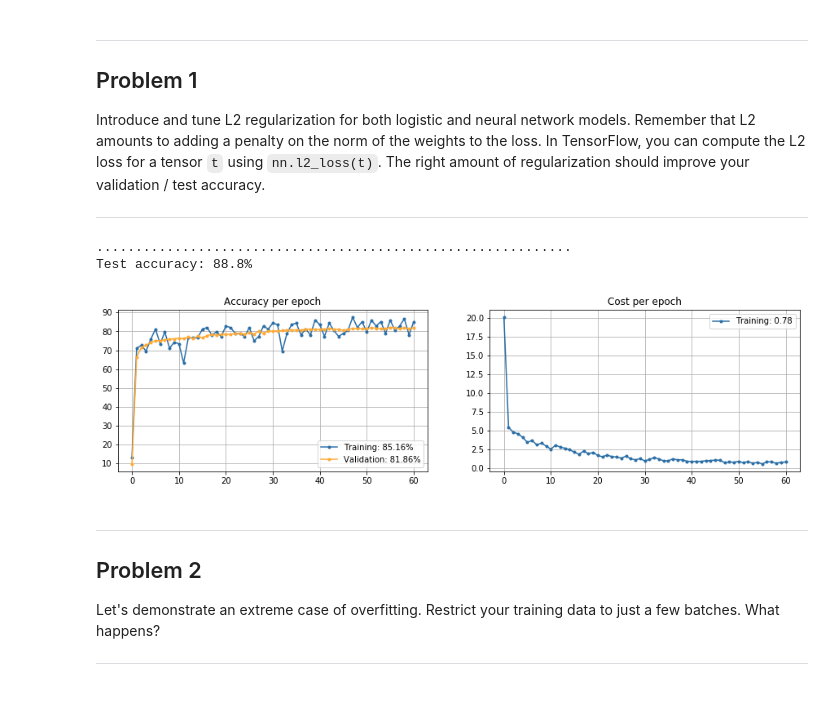
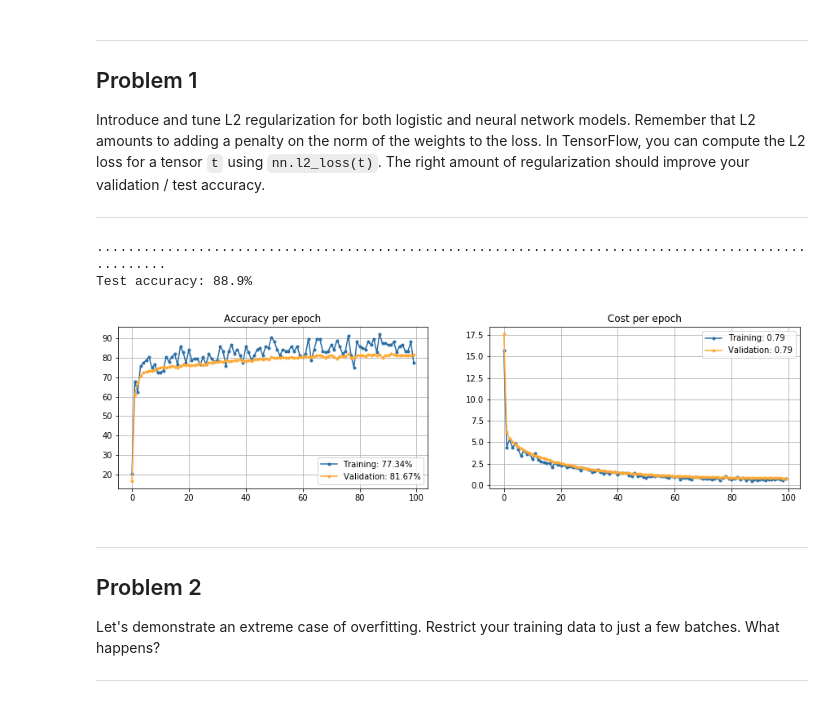
Before and after one commit to dezwier/notebooks, a Jupyter notebook: Tensorflow/3_regularization.ipynb, the cells around one changed output. Cells and saved outputs as stored; diff of their text form; code cells hidden in the pictures.

```diff
--- a/Tensorflow/3_regularization.ipynb
+++ b/Tensorflow/3_regularization.ipynb
@@ -93,50 +95,56 @@ with graph.as_default():
     tf_train_dataset = tf.placeholder(tf.float32, shape=(batch_size, image_size * image_size))
     tf_train_labels = tf.placeholder(tf.float32, shape=(batch_size, num_labels))
     tf_valid_dataset = tf.constant(valid_dataset)
+    tf_valid_labels = tf.constant(valid_labels)
     tf_test_dataset = tf.constant(test_dataset)
     beta_regul = tf.placeholder(tf.float32)
 
     # Variables.
-    weights = tf.Variable(tf.truncated_normal([image_size * image_size, num_labels]))
-    biases = tf.Variable(tf.zeros([num_labels]))
+    w1 = tf.Variable(tf.truncated_normal([image_size * image_size, num_labels]))
+    b1 = tf.Variable(tf.zeros([num_labels]))
 
     # Training computation.
-    logits = tf.matmul(tf_train_dataset, weights) + biases
-    loss = tf.reduce_mean(tf.nn.softmax_cross_entropy_with_logits(
-        logits=logits, labels=tf_train_labels)) + beta_regul * tf.nn.l2_loss(weights)
-
+    tLogits = tf.matmul(tf_train_dataset, w1) + b1
+    vLogits = tf.matmul(tf_valid_dataset, w1) + b1
+    #loss = tf.reduce_mean(tf.nn.softmax_cross_entropy_with_logits(logits=logits, labels=tf_train_labels)) + beta_regul * tf.nn.l2_loss(w1)
+    lossTrain = tf.reduce_mean(tf.nn.softmax_cross_entropy_with_logits(
+        logits=tLogits, labels=tf_train_labels)) + beta_regul * tf.nn.l2_loss(w1)
+    lossValid = tf.reduce_mean(tf.nn.softmax_cross_entropy_with_logits(
+        logits=vLogits, labels=tf_valid_labels)) + beta_regul * tf.nn.l2_loss(w1)
     # Optimizer.
-    optimizer = tf.train.GradientDescentOptimizer(0.5).minimize(loss)
+    optimizer = tf.train.GradientDescentOptimizer(0.5).minimize(lossTrain)
 
     # Predictions for the training, validation, and test data.
-    train_prediction = tf.nn.softmax(logits)
-    valid_prediction = tf.nn.softmax(tf.matmul(tf_valid_dataset, weights) + biases)
-    test_prediction = tf.nn.softmax(tf.matmul(tf_test_dataset, weights) + biases)
+    train_prediction = tf.nn.softmax(tLogits)
+    valid_prediction = tf.nn.softmax(vLogits)
+    test_prediction = tf.nn.softmax(tf.matmul(tf_test_dataset, w1) + b1)
 # %%
-num_steps = 3001
+num_steps = 3000
 
 with tf.Session(graph=graph) as session:
     tf.global_variables_initializer().run()
-    lossList, accBatch, accValid = [], [], []
+    ltList, lvList, atList, avList = [], [], [], []
     for step in range(num_steps):
         offset = (step * batch_size) % (train_labels.shape[0] - batch_size)
         batch_data = train_dataset[offset:(offset + batch_size), :]
         batch_labels = train_labels[offset:(offset + batch_size), :]
-        feed_dict = {tf_train_dataset : batch_data, tf_train_labels : batch_labels, beta_regul : 1e-3}
-        _, l, predictions = session.run([optimizer, loss, train_prediction], feed_dict=feed_dict)
-        if (step % 50 == 0):
-            lossList.append(l)
-            accBatch.append(accuracy(predictions, batch_labels))
-            accValid.append(accuracy(valid_prediction.eval(), valid_labels))
+        feed = {tf_train_dataset : batch_data, tf_train_labels : batch_labels, beta_regul : 1e-3}
+        session.run(optimizer, feed)
+        if (step % math.floor(num_steps / breaks) == 0):
+            lt, lv, predictions = session.run([lossTrain, lossValid, train_prediction], feed)
+            ltList.append(lt)
+            lvList.append(lv)
+            atList.append(accuracy(predictions, batch_labels))
+            avList.append(accuracy(valid_prediction.eval(), valid_labels))
             print('.', end=""),
     print('\nTest accuracy: %.1f%%' % accuracy(test_prediction.eval(), test_labels))
 # %% [output]
-.............................................................
-Test accuracy: 88.8%
+....................................................................................................
+Test accuracy: 88.9%
-# %%
-viewer(accBatch, accValid, lossList)
-# %% [output]
-[figure, removed]
+# %%
+viewer(atList, avList, ltList, lvList)
+# %% [output]
+[figure, added]
 # %% [markdown]
 ---
 Problem 2
```
Also changed, not shown: parts of 16 cells of this notebook, 1 other file.
